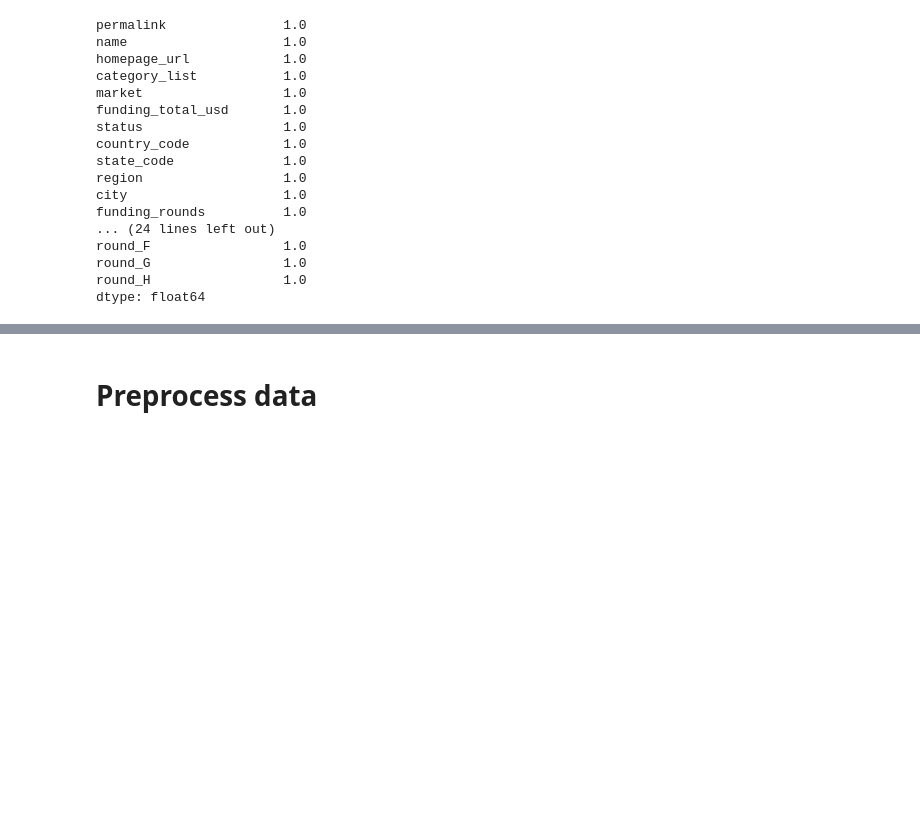
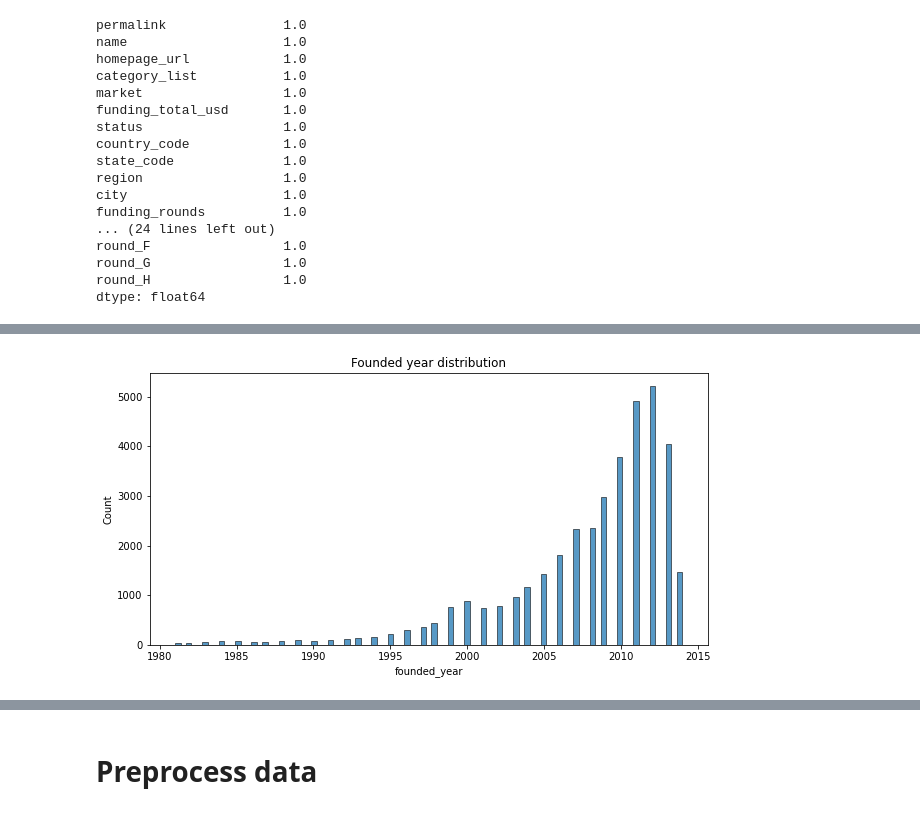
Before and after one commit to t-i-n-a-t/MachineLearning, a Jupyter notebook: Portfolio.ipynb, the cells around one changed output, grey strips where cells are left out. Saved outputs shown, nothing was run; the diff lists cells and outputs as text; code cells hidden in the pictures; blank space fills up the shorter version.

```diff
--- a/Portfolio.ipynb
+++ b/Portfolio.ipynb
@@ -117,0 +144,7 @@ dtype: float64
+# %%
+plt.figure(figsize=(10,5))
+sns.histplot(data.founded_year[data.founded_year>1980])
+plt.title('Founded year distribution')
+plt.show()
+# %% [output]
+[figure, added]
```
Also changed, not shown: parts of 12 cells of this notebook.
